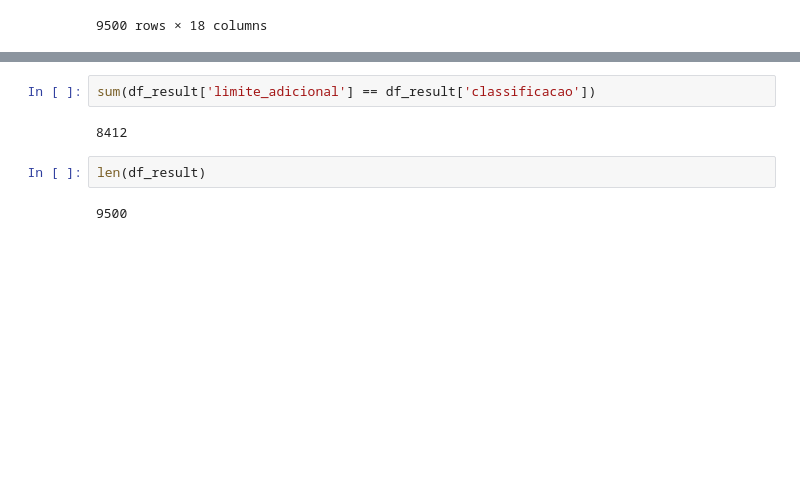
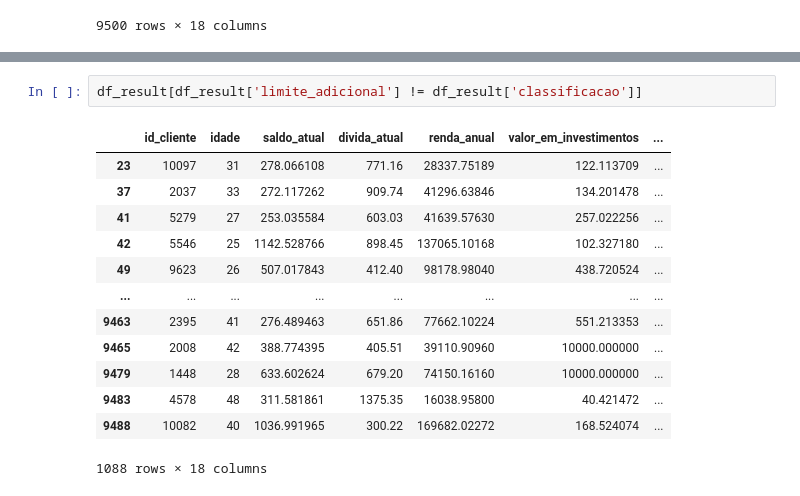
Before and after one commit to DS-Johnny/Fundamentos_Machine_Learning, a Jupyter notebook: Algoritmos/aprendizado_suprevisionado_classificacao/knn_aulapratica.ipynb, the cells around one changed output, grey strips where cells are left out. Saved outputs shown, nothing was run; the diff lists cells and outputs as text; blank space fills up the shorter version.

```diff
--- a/Algoritmos/aprendizado_suprevisionado_classificacao/knn_aulapratica.ipynb
+++ b/Algoritmos/aprendizado_suprevisionado_classificacao/knn_aulapratica.ipynb
@@ -77,8 +71,16 @@ df_result
 # %%
-sum(df_result['limite_adicional'] == df_result['classificacao'])
+df_result[df_result['limite_adicional'] != df_result['classificacao']]
 # %% [output]
+|  | id_cliente | idade | saldo_atual | divida_atual | renda_anual | valor_em_investimentos | ... |
+| 23 | 10097 | 31 | 278.066108 | 771.16 | 28337.75189 | 122.113709 | ... |
+| 37 | 2037 | 33 | 272.117262 | 909.74 | 41296.63846 | 134.201478 | ... |
+| 41 | 5279 | 27 | 253.035584 | 603.03 | 41639.57630 | 257.022256 | ... |
+| 42 | 5546 | 25 | 1142.528766 | 898.45 | 137065.10168 | 102.327180 | ... |
+| 49 | 9623 | 26 | 507.017843 | 412.40 | 98178.98040 | 438.720524 | ... |
+| ... | ... | ... | ... | ... | ... | ... | ... |
+| 9463 | 2395 | 41 | 276.489463 | 651.86 | 77662.10224 | 551.213353 | ... |
+| 9465 | 2008 | 42 | 388.774395 | 405.51 | 39110.90960 | 10000.000000 | ... |
+| 9479 | 1448 | 28 | 633.602624 | 679.20 | 74150.16160 | 10000.000000 | ... |
+| 9483 | 4578 | 48 | 311.581861 | 1375.35 | 16038.95800 | 40.421472 | ... |
+| 9488 | 10082 | 40 | 1036.991965 | 300.22 | 169682.02272 | 168.524074 | ... |
-8412
+1088 rows × 18 columns
-# %%
-len(df_result)
-# %% [output]
-9500
```
Also changed, not shown: parts of 3 cells of this notebook, 2 other files.
